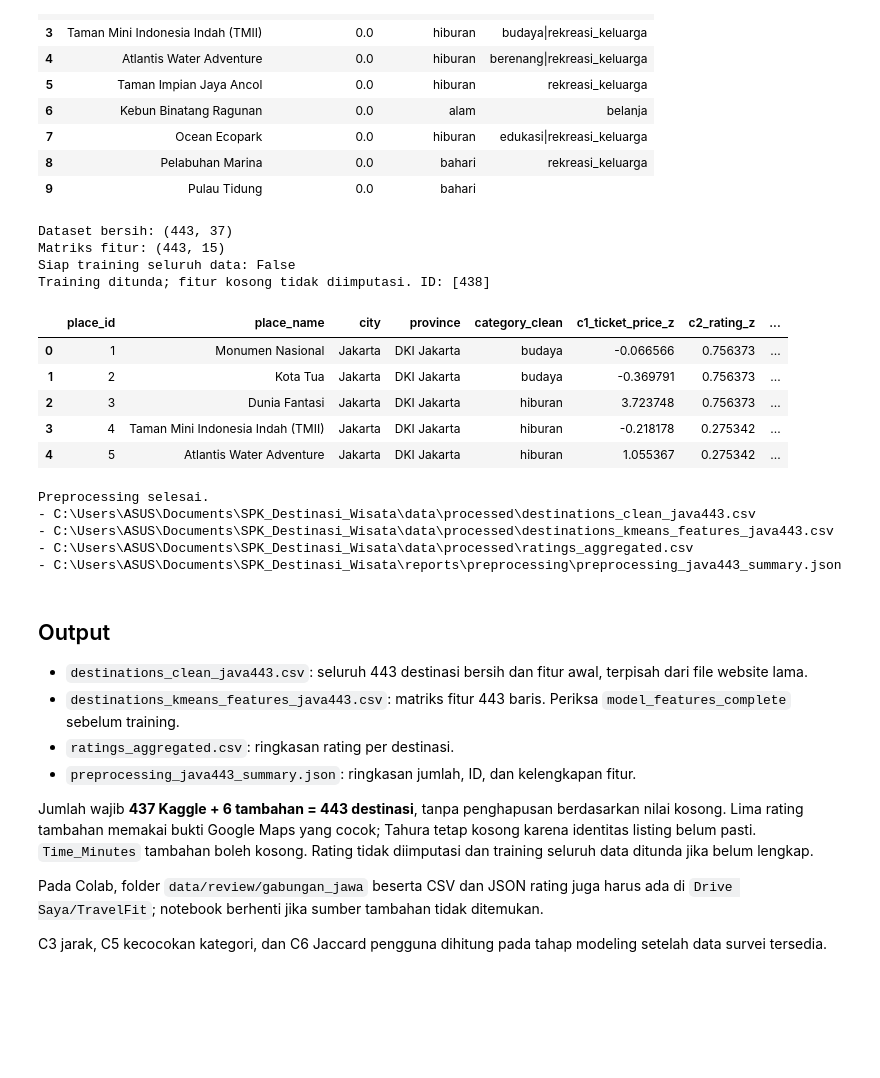
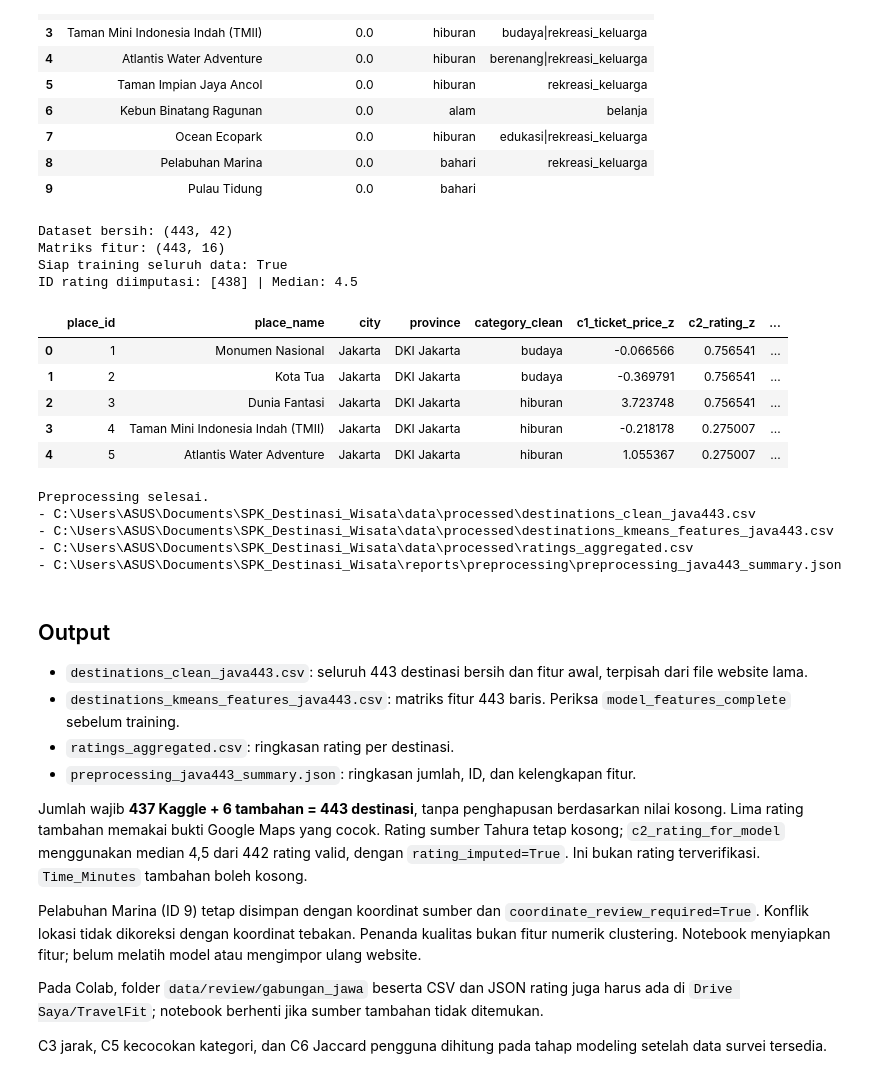
Before and after one commit to ReBioNC/SPK_Destinasi_Wisata, a Jupyter notebook: notebooks/01_preprocessing_travelfit.ipynb, the cells around one changed output. Drawn from its saved outputs; the diff is of its cells as text; code cells hidden in the pictures; blank space fills up the shorter version.

Commit message:
fix(data): impute Tahura model rating and retain Marina

```diff
--- a/notebooks/01_preprocessing_travelfit.ipynb
+++ b/notebooks/01_preprocessing_travelfit.ipynb
@@ -108,6 +108,13 @@ for column in ['place_id', 'price', 'rating', 'time_minutes', 'lat', 'long']:
 for column in ['user_id', 'place_id', 'place_ratings']:
     ratings[column] = pd.to_numeric(ratings[column], errors='coerce')
 
+# Pertahankan Marina beserta koordinat sumber; hanya tandai konflik yang diketahui.
+destinations['coordinate_review_required'] = (destinations['place_id'].eq(9)
+    & destinations['place_name'].eq('Pelabuhan Marina')
+    & np.isclose(destinations['lat'], 1.07888)
+    & np.isclose(destinations['long'], 103.931398))
+destinations['coordinate_review_note'] = ''
+destinations.loc[destinations['coordinate_review_required'], 'coordinate_review_note'] = 'Label Jakarta bertentangan dengan koordinat sumber di luar Jawa; baris dipertahankan sesuai keputusan pengguna.'
 QUALITY_CHECKS = {
     'id_missing': destinations['place_id'].isna(),
     'id_duplicate': destinations['place_id'].duplicated(keep=False),
@@ -117,6 +124,7 @@ QUALITY_CHECKS = {
     'rating_out_of_range': destinations['rating'].notna() & ~destinations['rating'].between(1, 5),
     'latitude_invalid': ~destinations['lat'].between(-90, 90),
     'longitude_invalid': ~destinations['long'].between(-180, 180),
+    'coordinate_location_conflict': destinations['coordinate_review_required'],
 }
 destinations['data_quality_issues'] = ''
 for issue, mask in QUALITY_CHECKS.items():
@@ -170,6 +178,18 @@ rating_summary['user_rating_std'] = rating_summary['user_rating_std'].fillna(0)
 destinations = destinations.merge(rating_summary, on='place_id', how='left', validate='one_to_one')
 destinations['c1_ticket_price'] = destinations['price'].astype(float)
 destinations['c2_rating'] = destinations['rating'].astype(float)
+# Median hanya untuk kolom perhitungan Tahura; rating sumber tidak ditimpa.
+valid_ratings = destinations.loc[destinations['rating'].between(1, 5), 'rating']
+rating_median = float(valid_ratings.median())
+destinations['c2_rating_for_model'] = destinations['c2_rating'].where(destinations['c2_rating'].between(1, 5))
+destinations['rating_imputed'] = (destinations['place_id'].eq(438)
+    & destinations['place_name'].eq('Taman Hutan Raya Banten')
+    & destinations['rating'].isna())
+if destinations['rating_imputed'].any():
+    assert np.isfinite(rating_median), 'Median memerlukan rating sumber yang valid.'
+    destinations.loc[destinations['rating_imputed'], 'c2_rating_for_model'] = rating_median
+destinations['rating_model_note'] = ''
+destinations.loc[destinations['rating_imputed'], 'rating_model_note'] = 'Imputasi median rating teramati; bukan rating destinasi yang terverifikasi.'
 destinations[['place_name', 'c1_ticket_price', 'c2_rating', 'user_rating_count']].head()
 # %% [output]
 |  | place_name | c1_ticket_price | c2_rating | user_rating_count |
@@ -288,6 +308,7 @@ NUMERIC_FEATURES = [
 ]
 
 numeric_data = destinations[NUMERIC_FEATURES].astype(float).copy()
+numeric_data['c2_rating'] = destinations['c2_rating_for_model']
 numeric_data.loc[~numeric_data['c1_ticket_price'].ge(0), 'c1_ticket_price'] = np.nan
 numeric_data.loc[~numeric_data['c2_rating'].between(1, 5), 'c2_rating'] = np.nan
 
@@ -308,43 +329,45 @@ category_data = pd.get_dummies(
 )
 
 # Gabungkan identitas destinasi dengan fitur hasil transformasi
 kmeans_ready = pd.concat(
     [
         destinations[
             [
                 "place_id",
                 "place_name",
                 "city",
                 "province",
                 "category_clean",
             ]
         ].reset_index(drop=True),
         scaled_data.reset_index(drop=True),
         category_data.reset_index(drop=True),
     ],
     axis=1,
 )
 
 print("Dataset bersih:", destinations.shape)
 kmeans_ready['model_features_complete'] = numeric_data.notna().all(axis=1) & destinations['category_clean'].notna()
 destinations['model_features_complete'] = kmeans_ready['model_features_complete'].to_numpy()
+kmeans_ready['rating_imputed'] = destinations['rating_imputed'].to_numpy()
 print("Matriks fitur:", kmeans_ready.shape)
 print("Siap training seluruh data:", bool(kmeans_ready['model_features_complete'].all()))
+print('ID rating diimputasi:', destinations.loc[destinations['rating_imputed'], 'place_id'].tolist(), '| Median:', rating_median)
 if not kmeans_ready['model_features_complete'].all():
-    print('Training ditunda; fitur kosong tidak diimputasi. ID:', kmeans_ready.loc[~kmeans_ready['model_features_complete'], 'place_id'].tolist())
+    print('Masih ada fitur belum lengkap. ID:', kmeans_ready.loc[~kmeans_ready['model_features_complete'], 'place_id'].tolist())
 
 kmeans_ready.head()
 # %% [output]
-Dataset bersih: (443, 37)
-Matriks fitur: (443, 15)
-Siap training seluruh data: False
-Training ditunda; fitur kosong tidak diimputasi. ID: [438]
+Dataset bersih: (443, 42)
+Matriks fitur: (443, 16)
+Siap training seluruh data: True
+ID rating diimputasi: [438] | Median: 4.5
 |  | place_id | place_name | city | province | category_clean | c1_ticket_price_z | c2_rating_z | ... |
-| 0 | 1 | Monumen Nasional | Jakarta | DKI Jakarta | budaya | -0.066566 | 0.756373 | ... |
-| 1 | 2 | Kota Tua | Jakarta | DKI Jakarta | budaya | -0.369791 | 0.756373 | ... |
-| 2 | 3 | Dunia Fantasi | Jakarta | DKI Jakarta | hiburan | 3.723748 | 0.756373 | ... |
-| 3 | 4 | Taman Mini Indonesia Indah (TMII) | Jakarta | DKI Jakarta | hiburan | -0.218178 | 0.275342 | ... |
-| 4 | 5 | Atlantis Water Adventure | Jakarta | DKI Jakarta | hiburan | 1.055367 | 0.275342 | ... |
+| 0 | 1 | Monumen Nasional | Jakarta | DKI Jakarta | budaya | -0.066566 | 0.756541 | ... |
+| 1 | 2 | Kota Tua | Jakarta | DKI Jakarta | budaya | -0.369791 | 0.756541 | ... |
+| 2 | 3 | Dunia Fantasi | Jakarta | DKI Jakarta | hiburan | 3.723748 | 0.756541 | ... |
+| 3 | 4 | Taman Mini Indonesia Indah (TMII) | Jakarta | DKI Jakarta | hiburan | -0.218178 | 0.275007 | ... |
+| 4 | 5 | Atlantis Water Adventure | Jakarta | DKI Jakarta | hiburan | 1.055367 | 0.275007 | ... |
 # %%
 # 6. Simpan hasil preprocessing.
 # Hentikan ekspor jika satu ID hilang/berganda; jangan menimpa dengan data parsial.
@@ -410,7 +436,9 @@ Preprocessing selesai.
 - `ratings_aggregated.csv`: ringkasan rating per destinasi.
 - `preprocessing_java443_summary.json`: ringkasan jumlah, ID, dan kelengkapan fitur.
 
-Jumlah wajib **437 Kaggle + 6 tambahan = 443 destinasi**, tanpa penghapusan berdasarkan nilai kosong. Lima rating tambahan memakai bukti Google Maps yang cocok; Tahura tetap kosong karena identitas listing belum pasti. `Time_Minutes` tambahan boleh kosong. Rating tidak diimputasi dan training seluruh data ditunda jika belum lengkap.
+Jumlah wajib **437 Kaggle + 6 tambahan = 443 destinasi**, tanpa penghapusan berdasarkan nilai kosong. Lima rating tambahan memakai bukti Google Maps yang cocok. Rating sumber Tahura tetap kosong; `c2_rating_for_model` menggunakan median 4,5 dari 442 rating valid, dengan `rating_imputed=True`. Ini bukan rating terverifikasi. `Time_Minutes` tambahan boleh kosong.
+
+Pelabuhan Marina (ID 9) tetap disimpan dengan koordinat sumber dan `coordinate_review_required=True`. Konflik lokasi tidak dikoreksi dengan koordinat tebakan. Penanda kualitas bukan fitur numerik clustering. Notebook menyiapkan fitur; belum melatih model atau mengimpor ulang website.
 
 Pada Colab, folder `data/review/gabungan_jawa` beserta CSV dan JSON rating juga harus ada di `Drive Saya/TravelFit`; notebook berhenti jika sumber tambahan tidak ditemukan.
 
```
Also changed, not shown: parts of 2 cells of this notebook, 7 other files.
